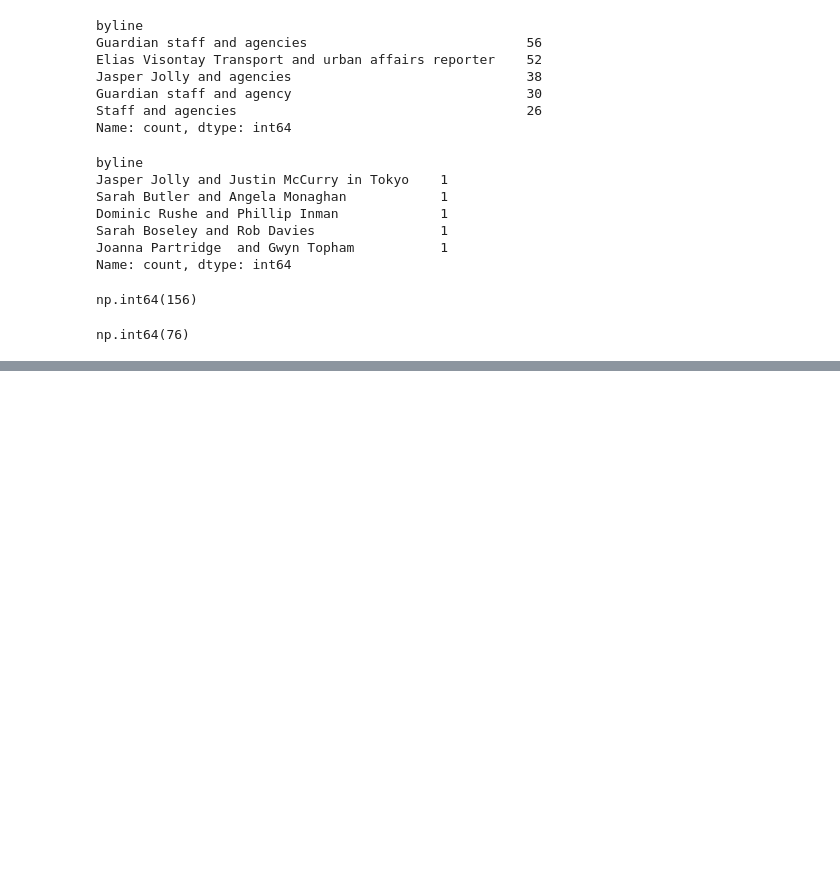
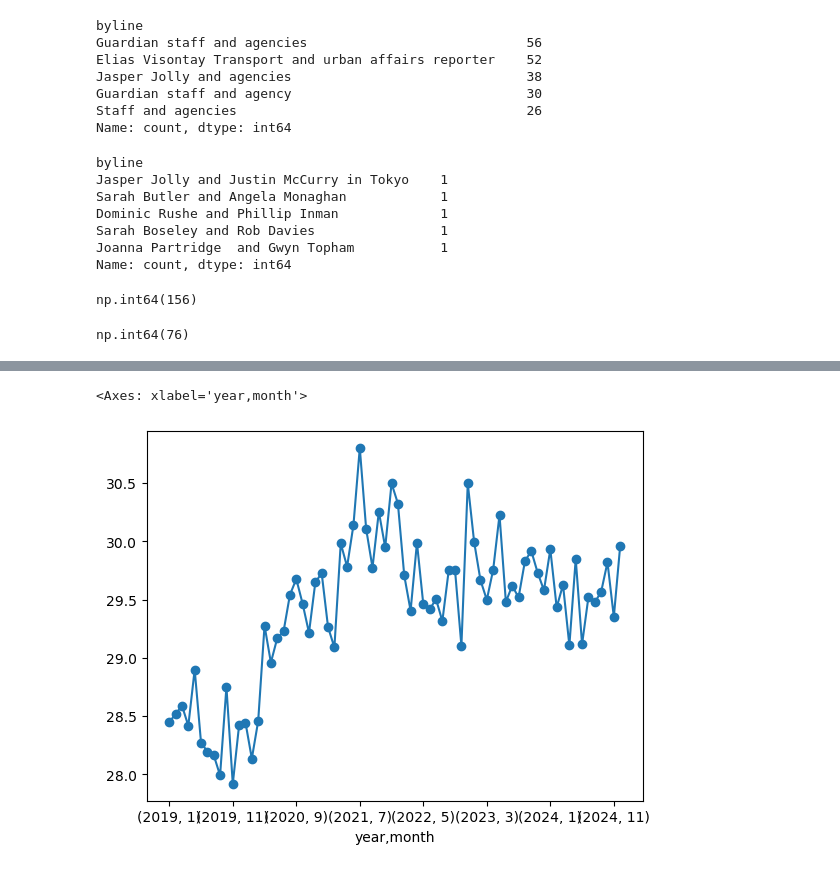
Before and after one commit to KaizenThe1st/ST312, a Jupyter notebook: Data.ipynb, the cells around one changed output, grey strips where cells are left out. Cells and saved outputs as stored; diff of their text form; code cells hidden in the pictures; blank space fills up the shorter version.

```diff
--- a/Data.ipynb
+++ b/Data.ipynb
@@ -178,0 +337,4 @@ df.to_csv("guardian_business.csv", index=False)
+# %%
+df_clean = pd.read_csv("guardian_business_clean.csv")
+# Restore datetime
+df_clean["date"] = pd.to_datetime(df_clean["date"])
@@ -178,0 +355,38 @@ df.to_csv("guardian_business.csv", index=False)
+# %%
+nlp = spacy.load("en_core_web_sm", disable=["ner"])
+
+docs = list(nlp.pipe(df_clean["clean_text"], batch_size=50))
+# %%
+n_sentences = []
+word_counts = []
+avg_sentence_lengths = []
+burstiness_scores = []
+
+for doc in docs:
+
+    sentences = list(doc.sents)
+    sentence_lengths = [len([token for token in sent if not token.is_space])
+                        for sent in sentences]
+
+    n_sent = len(sentence_lengths)
+    total_words = sum(sentence_lengths)
+
+    n_sentences.append(n_sent)
+    word_counts.append(total_words)
+
+    if n_sent > 0:
+        avg_len = total_words / n_sent
+        avg_sentence_lengths.append(avg_len)
+
+        if avg_len > 0:
+            burstiness_scores.append(np.std(sentence_lengths) / avg_len)
+        else:
+            burstiness_scores.append(np.nan)
+    else:
+        avg_sentence_lengths.append(np.nan)
+        burstiness_scores.append(np.nan)
+# %%
+df_clean["n_sentences"] = n_sentences
+df_clean["word_count"] = word_counts
+df_clean["avg_sentence_length"] = avg_sentence_lengths
+df_clean["burstiness"] = burstiness_scores
@@ -178,0 +410,5 @@ df.to_csv("guardian_business.csv", index=False)
+# %%
+df_clean.groupby(["year", "month"])["avg_sentence_length"].mean().plot(marker="o")
+# %% [output]
+<Axes: xlabel='year,month'>
+[figure, added]
```
Also changed, not shown: parts of 25 cells of this notebook.
